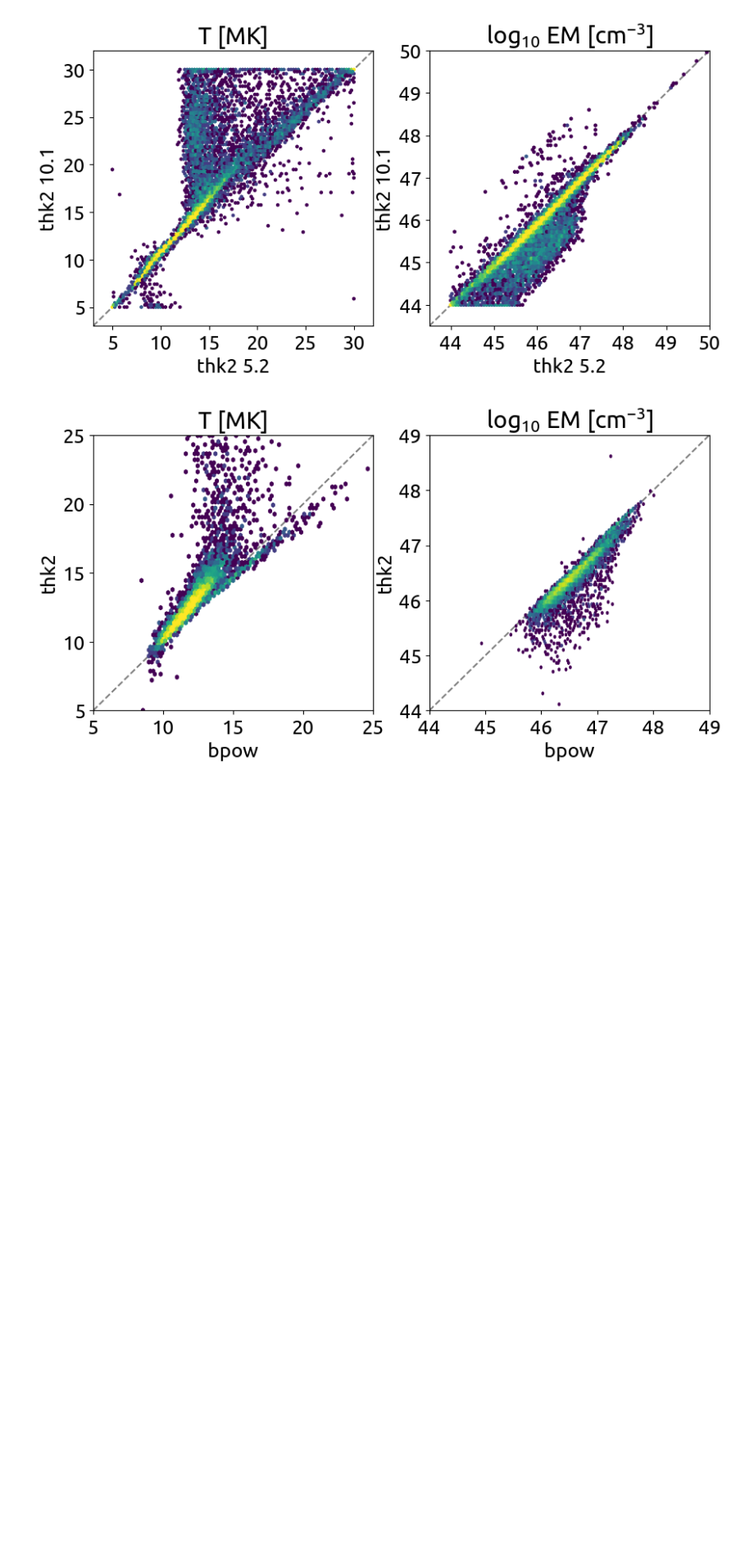
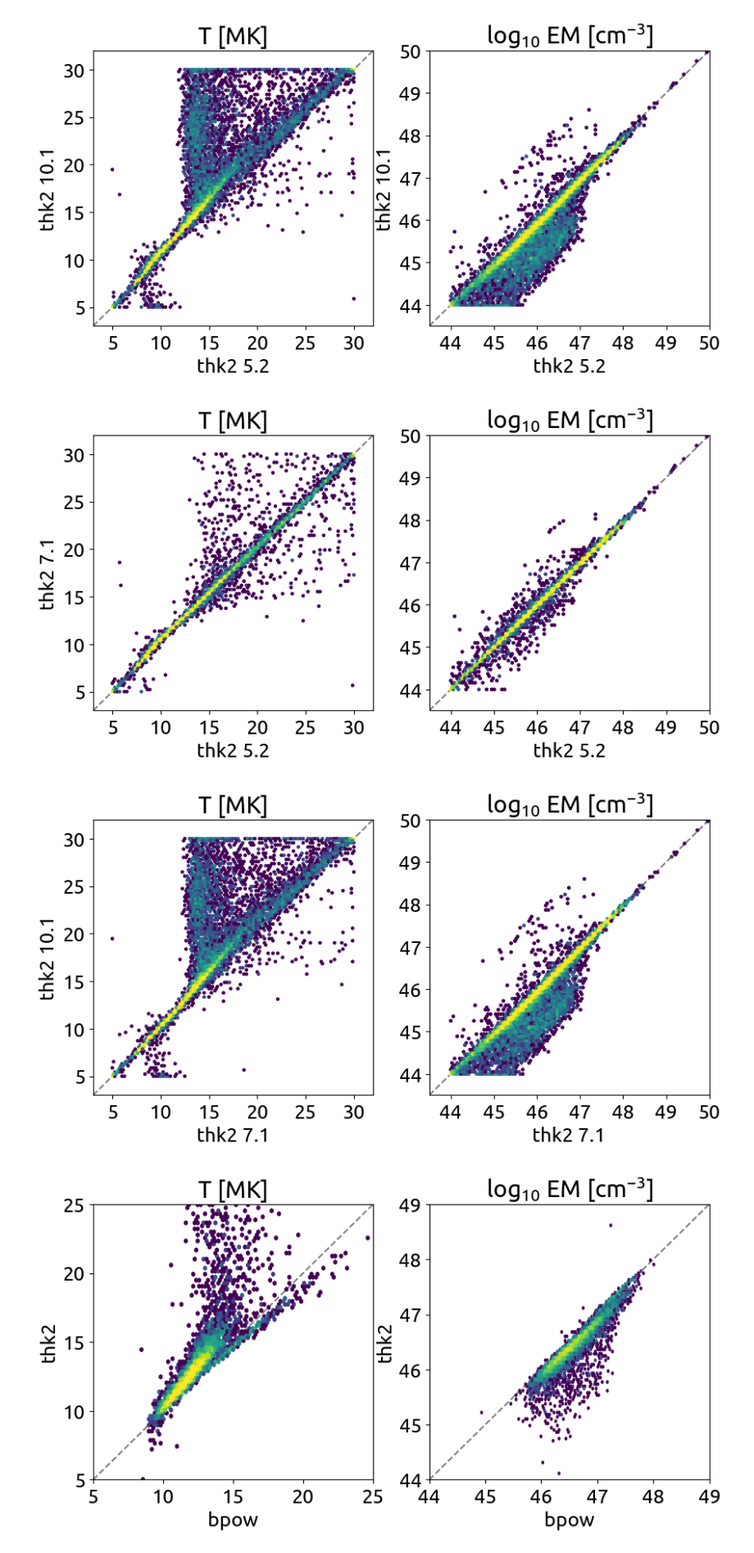
Before and after one commit to ianan/wee_2024, a Jupyter notebook: compare_bpowtt.ipynb, the cells around one changed output. Shown at 82% size. Saved outputs shown, nothing was run; the diff lists cells and outputs as text; code cells hidden in the pictures; blank space fills up the shorter version.

```diff
--- a/compare_bpowtt.ipynb
+++ b/compare_bpowtt.ipynb
@@ -51,10 +51,8 @@ em_t10=np.array([r["OSX_P"][0]*1e49 for r in t10["SAVEGEN0"]])
 del_t10=np.array([r["OSX_P"][4] for r in t10["SAVEGEN0"]])
 ec_t10=np.array([r["OSX_P"][7] for r in t10["SAVEGEN0"]])
 
-
-
-
 tmk_t07=np.array([r["OSX_P"][1] for r in t07["SAVEGEN0"]])
+em_t07=np.array([r["OSX_P"][0]*1e49 for r in t07["SAVEGEN0"]])
 
 print(f'Num flares bpow v5.2: {np.count_nonzero(tmk_b05):.0f}')
 print(f'Num flares tt v5.2: {np.count_nonzero(tmk_t05):.0f}')
@@ -176,6 +174,59 @@ axs[1].locator_params(axis='both',nbins=7)
 plt.show()
 # %% [output]
 [figure]
+# %%
+gs=100
+vmax=50
+tmkr=[3,32]
+emr=[43.5,50]
+fig,axs=plt.subplots(1,2,figsize=(10,4.5))
+hex07=axs[0].hexbin(tmk_t05,tmk_t07,\
+                    gridsize=gs,cmap='viridis',norm=matplotlib.colors.LogNorm(vmin=1, vmax=vmax))
+axs[0].set_title('T [MK]')
+axs[0].set_xlim(tmkr)
+axs[0].set_ylim(tmkr)
+axs[0].set_xlabel('thk2 5.2')
+axs[0].set_ylabel('thk2 7.1')
+axs[0].plot(tmkr,tmkr,'--',color='grey',zorder=0)
+axs[0].locator_params(axis='both',nbins=6)
+hex09=axs[1].hexbin(np.log10(em_t05),np.log10(em_t07),\
+                    gridsize=gs,cmap='viridis',norm=matplotlib.colors.LogNorm(vmin=1, vmax=vmax))
+axs[1].set_title('log$_{10}$ EM [cm$^{-3}$]')
+axs[1].set_xlim(emr)
+axs[1].set_ylim(emr)
+axs[1].set_xlabel('thk2 5.2')
+# axs[1].set_ylabel('thk2 7.1')
+axs[1].plot(emr,emr,'--',color='grey',zorder=0)
+axs[1].locator_params(axis='both',nbins=7)
+plt.show()
+
+gs=100
+vmax=50
+tmkr=[3,32]
+emr=[43.5,50]
+fig,axs=plt.subplots(1,2,figsize=(10,4.5))
+hex07=axs[0].hexbin(tmk_t07,tmk_t10,\
+                    gridsize=gs,cmap='viridis',norm=matplotlib.colors.LogNorm(vmin=1, vmax=vmax))
+axs[0].set_title('T [MK]')
+axs[0].set_xlim(tmkr)
+axs[0].set_ylim(tmkr)
+axs[0].set_xlabel('thk2 7.1')
+axs[0].set_ylabel('thk2 10.1')
+axs[0].plot(tmkr,tmkr,'--',color='grey',zorder=0)
+axs[0].locator_params(axis='both',nbins=6)
+hex09=axs[1].hexbin(np.log10(em_t07),np.log10(em_t10),\
+                    gridsize=gs,cmap='viridis',norm=matplotlib.colors.LogNorm(vmin=1, vmax=vmax))
+axs[1].set_title('log$_{10}$ EM [cm$^{-3}$]')
+axs[1].set_xlim(emr)
+axs[1].set_ylim(emr)
+axs[1].set_xlabel('thk2 7.1')
+# axs[1].set_ylabel('thk2 10.1')
+axs[1].plot(emr,emr,'--',color='grey',zorder=0)
+axs[1].locator_params(axis='both',nbins=7)
+plt.show()
+# %% [output]
+[figure, added]
+[figure, added]
 # %%
 res=read_genx('../wee_2008/wee_all_v2.genx')
 # %%
```
Also changed, not shown: 7 other files.
